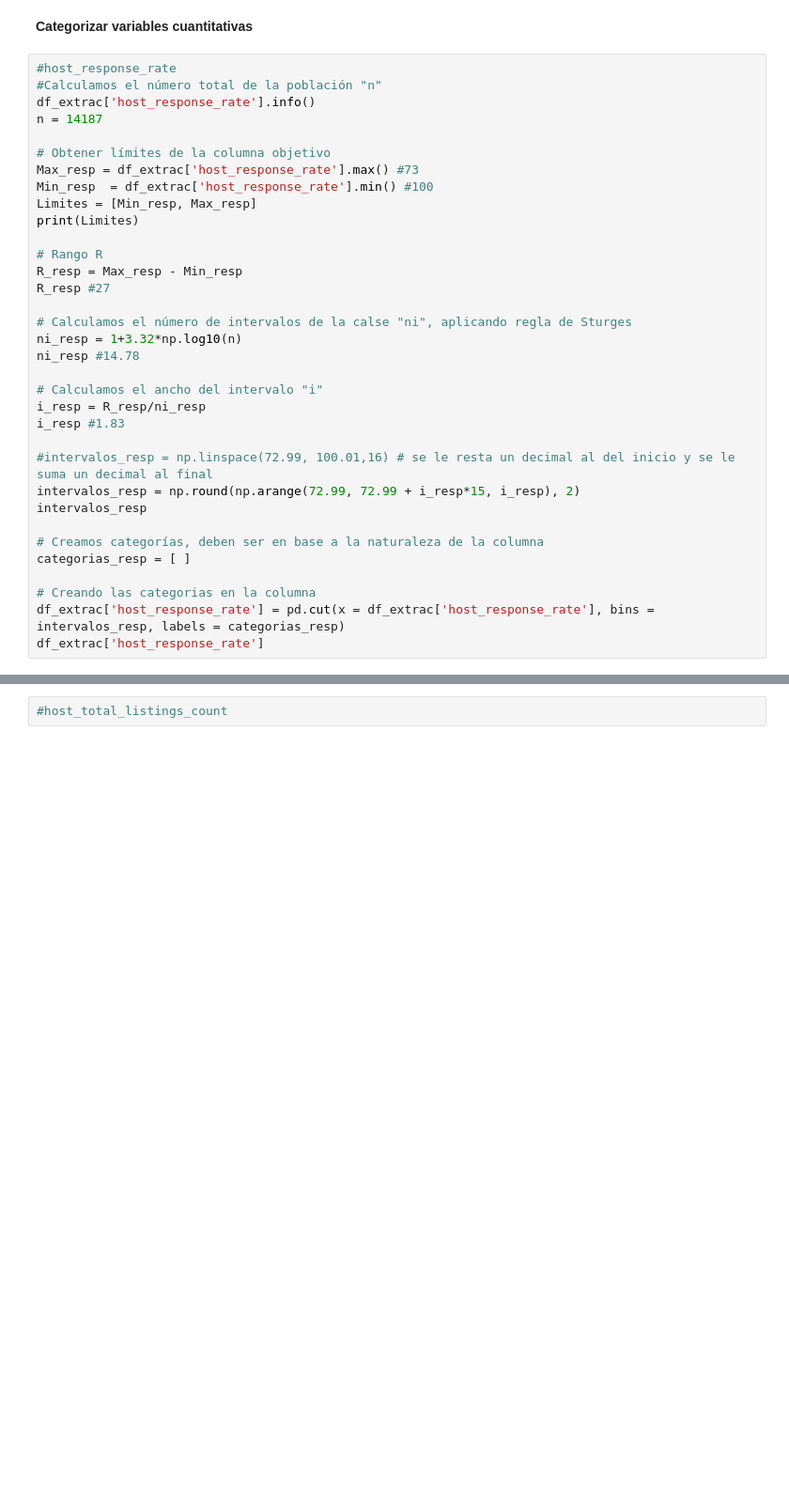
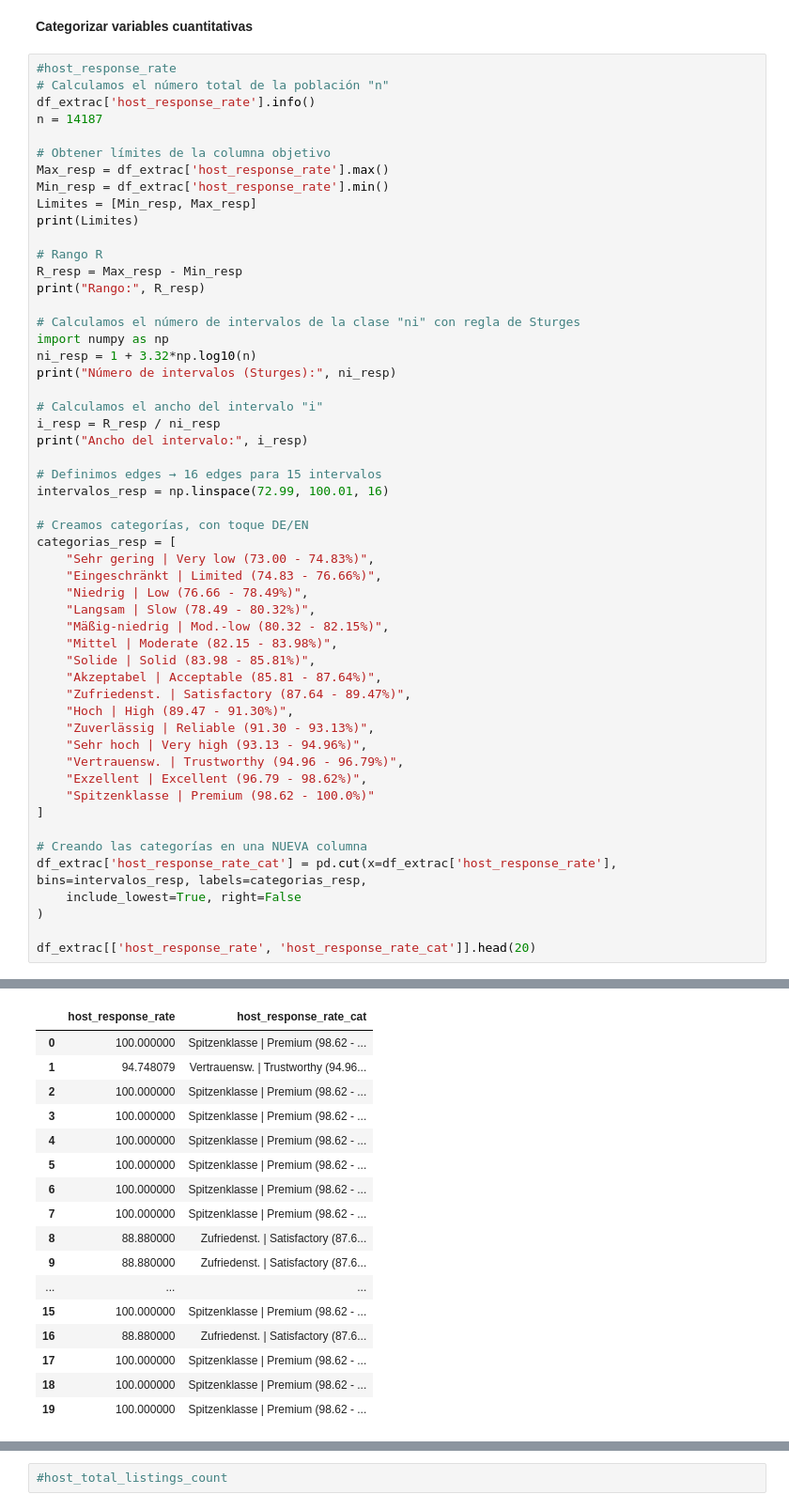
Before and after one commit to Raydays55/Actividad-5, a Jupyter notebook: Act5.ipynb, the cells around one changed output, grey strips where cells are left out. Shown at 94% size. Cells and saved outputs as stored; diff of their text form; blank space fills up the shorter version.

```diff
--- a/Act5.ipynb
+++ b/Act5.ipynb
@@ -296,38 +296,57 @@ list(colormaps)
 **Categorizar variables cuantitativas**
 # %%
 #host_response_rate
-#Calculamos el número total de la población "n"
+# Calculamos el número total de la población "n"
 df_extrac['host_response_rate'].info()
 n = 14187
 
 # Obtener límites de la columna objetivo
-Max_resp = df_extrac['host_response_rate'].max() #73
-Min_resp  = df_extrac['host_response_rate'].min() #100
+Max_resp = df_extrac['host_response_rate'].max()
+Min_resp = df_extrac['host_response_rate'].min()
 Limites = [Min_resp, Max_resp]
 print(Limites)
 
 # Rango R
 R_resp = Max_resp - Min_resp
-R_resp #27
+print("Rango:", R_resp)
 
-# Calculamos el número de intervalos de la calse "ni", aplicando regla de Sturges
-ni_resp = 1+3.32*np.log10(n)
-ni_resp #14.78
+# Calculamos el número de intervalos de la clase "ni" con regla de Sturges
+import numpy as np
+ni_resp = 1 + 3.32*np.log10(n)
+print("Número de intervalos (Sturges):", ni_resp)
 
 # Calculamos el ancho del intervalo "i"
-i_resp = R_resp/ni_resp
-i_resp #1.83
+i_resp = R_resp / ni_resp
+print("Ancho del intervalo:", i_resp)
 
-#intervalos_resp = np.linspace(72.99, 100.01,16) # se le resta un decimal al del inicio y se le suma un decimal al final
-intervalos_resp = np.round(np.arange(72.99, 72.99 + i_resp*15, i_resp), 2)
-intervalos_resp
+# Definimos edges → 16 edges para 15 intervalos
+intervalos_resp = np.linspace(72.99, 100.01, 16)
 
-# Creamos categorías, deben ser en base a la naturaleza de la columna
-categorias_resp = [ ]
+# Creamos categorías, con toque DE/EN
+categorias_resp = [
+    "Sehr gering | Very low (73.00 - 74.83%)",
+    "Eingeschränkt | Limited (74.83 - 76.66%)",
+    "Niedrig | Low (76.66 - 78.49%)",
+    "Langsam | Slow (78.49 - 80.32%)",
+    "Mäßig-niedrig | Mod.-low (80.32 - 82.15%)",
+    "Mittel | Moderate (82.15 - 83.98%)",
+    "Solide | Solid (83.98 - 85.81%)",
+    "Akzeptabel | Acceptable (85.81 - 87.64%)",
+    "Zufriedenst. | Satisfactory (87.64 - 89.47%)",
+    "Hoch | High (89.47 - 91.30%)",
+    "Zuverlässig | Reliable (91.30 - 93.13%)",
+    "Sehr hoch | Very high (93.13 - 94.96%)",
+    "Vertrauensw. | Trustworthy (94.96 - 96.79%)",
+    "Exzellent | Excellent (96.79 - 98.62%)",
+    "Spitzenklasse | Premium (98.62 - 100.0%)"
+]
 
-# Creando las categorias en la columna
-df_extrac['host_response_rate'] = pd.cut(x = df_extrac['host_response_rate'], bins = intervalos_resp, labels = categorias_resp)
-df_extrac['host_response_rate']
+# Creando las categorías en una NUEVA columna
+df_extrac['host_response_rate_cat'] = pd.cut(x=df_extrac['host_response_rate'], bins=intervalos_resp, labels=categorias_resp,
+    include_lowest=True, right=False
+)
+
+df_extrac[['host_response_rate', 'host_response_rate_cat']].head(20)
 # %% [output]
 <class 'pandas.core.series.Series'>
 Index: 14187 entries, 0 to 14186
@@ -354,2 +363,19 @@ Categories (14, object): ['Categoria 1' < 'Categoria 2' < 'Categoria 3' < 'Categ
+|  | host_response_rate | host_response_rate_cat |
+| 0 | 100.000000 | Spitzenklasse | Premium (98.62 - ... |
+| 1 | 94.748079 | Vertrauensw. | Trustworthy (94.96... |
+| 2 | 100.000000 | Spitzenklasse | Premium (98.62 - ... |
+| 3 | 100.000000 | Spitzenklasse | Premium (98.62 - ... |
+| 4 | 100.000000 | Spitzenklasse | Premium (98.62 - ... |
+| 5 | 100.000000 | Spitzenklasse | Premium (98.62 - ... |
+| 6 | 100.000000 | Spitzenklasse | Premium (98.62 - ... |
+| 7 | 100.000000 | Spitzenklasse | Premium (98.62 - ... |
+| 8 | 88.880000 | Zufriedenst. | Satisfactory (87.6... |
+| 9 | 88.880000 | Zufriedenst. | Satisfactory (87.6... |
+| ... | ... | ... |
+| 15 | 100.000000 | Spitzenklasse | Premium (98.62 - ... |
+| 16 | 88.880000 | Zufriedenst. | Satisfactory (87.6... |
+| 17 | 100.000000 | Spitzenklasse | Premium (98.62 - ... |
+| 18 | 100.000000 | Spitzenklasse | Premium (98.62 - ... |
+| 19 | 100.000000 | Spitzenklasse | Premium (98.62 - ... |
 # %%
 #host_acceptance_rate
```
Also changed, not shown: parts of 2 cells of this notebook.
